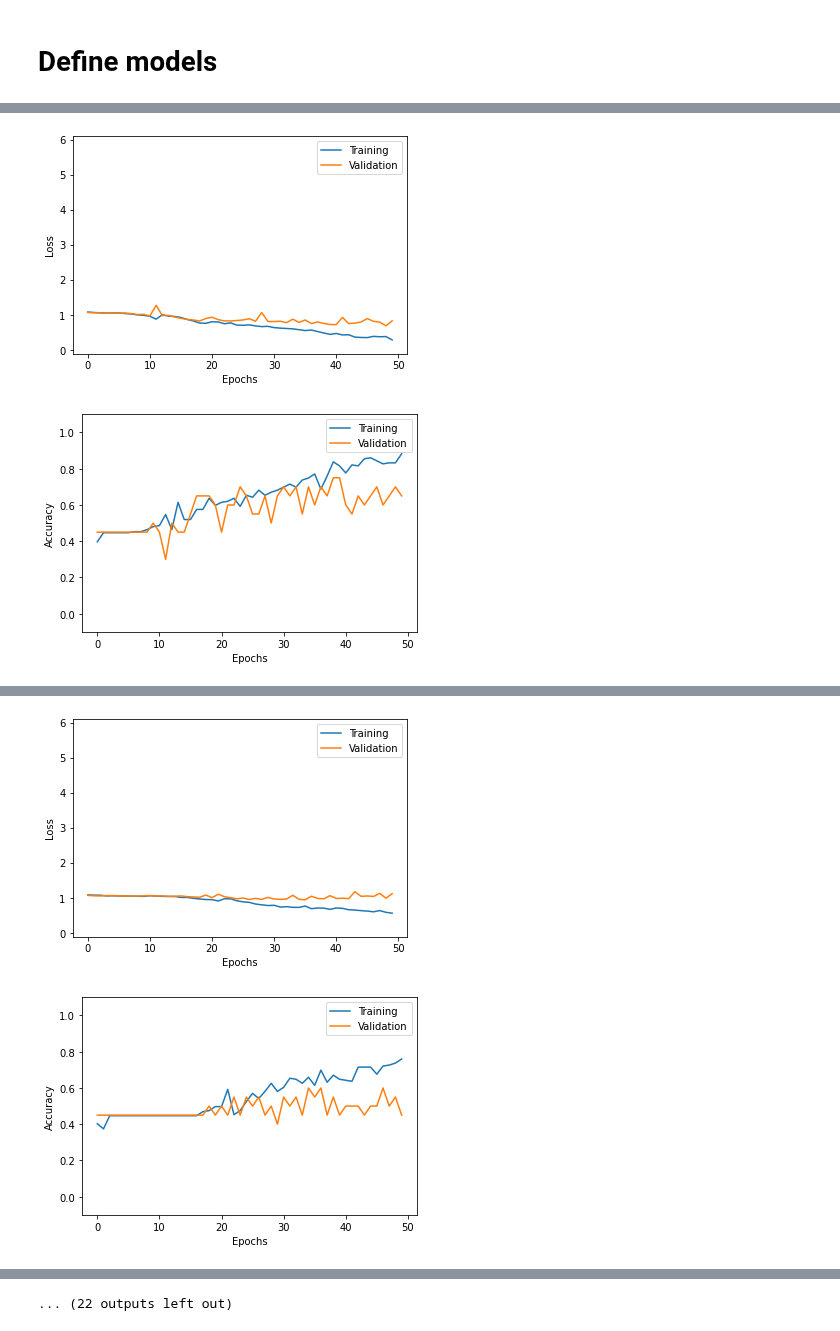
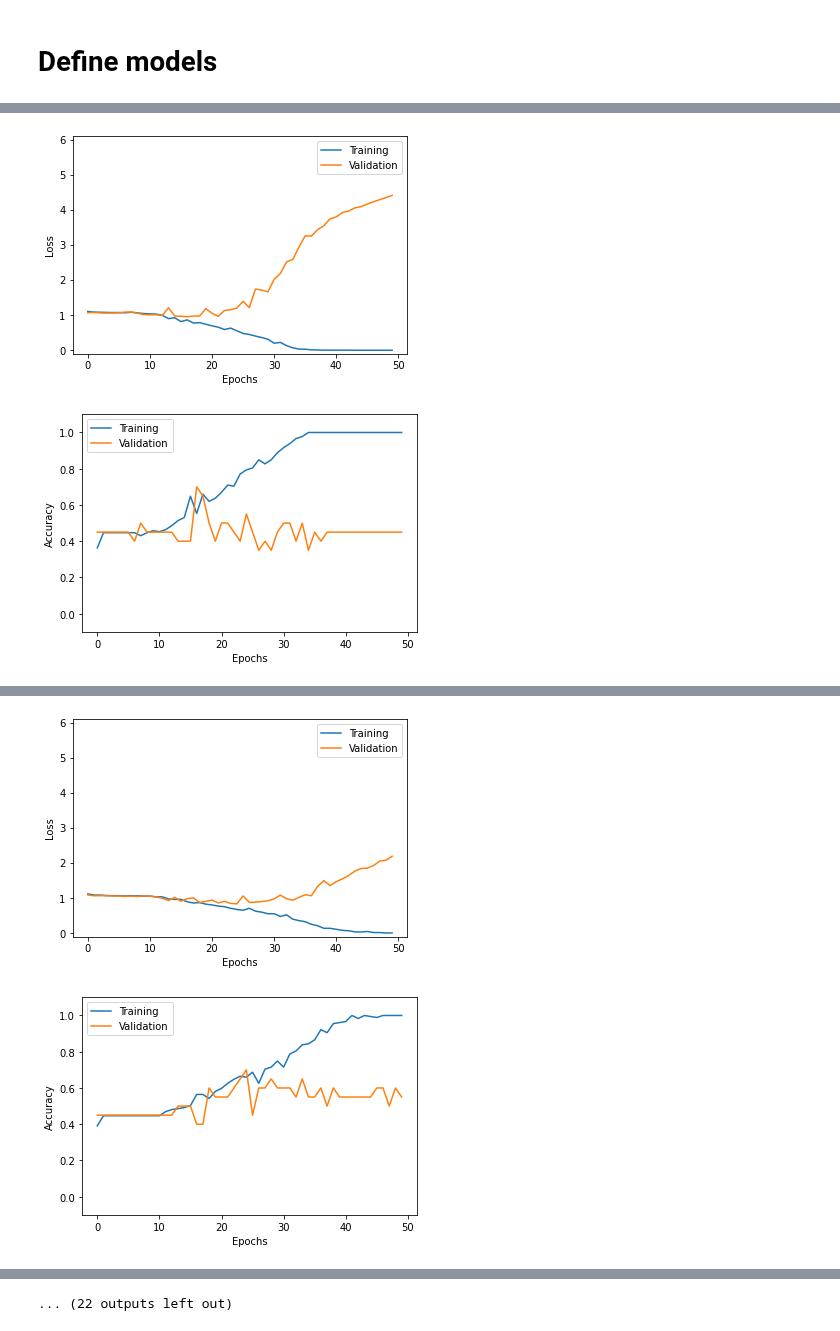
Before and after one commit to Angelvj/Alzheimer-disease-classification, a Jupyter notebook: code/main.ipynb, the cells around one changed output, grey strips where cells are left out. Saved outputs shown, nothing was run; the diff lists cells and outputs as text; code cells hidden in the pictures.

Commit message:
Cross-validated model 2

```diff
--- a/code/main.ipynb
+++ b/code/main.ipynb
@@ -220,7 +220,9 @@ def learning_curve(hist):
     plt.legend(['Training','Validation'])
     plt.show()
 # %%
-def cross_validate(model, x_train, y_train, num_folds, opt, batch_size, epochs, verbose=0, show_history=False, return_results=True, show_mean_history=True):
+def cross_validate(model, x_train, y_train, num_folds, opt, batch_size, epochs,
+                   verbose=0, show_history=False, return_results=True, show_mean_history=True,
+                   label_smoothing=0):
 
     # Creamos un objeto kfold, especificando el número de segmentos que queremos utilizar,
     # además utilizamos shuffle true, para que los num_folds conjuntos disjuntos se seleccionen
@@ -229,8 +231,14 @@ def cross_validate(model, x_train, y_train, num_folds, opt, batch_size, epochs,
 
     skfold = StratifiedKFold(n_splits = num_folds, shuffle=True)
 
+    # loss = tf.keras.losses.CategoricalCrossentropy(
+    # from_logits=False, label_smoothing=label_smoothing,name='categorical_crossentropy')
+
     model.compile(loss = k.losses.categorical_crossentropy, optimizer=opt,
                 metrics = ['accuracy'])
+
+    # model.compile(loss = loss, optimizer=opt,
+    #             metrics = ['accuracy'])
 
     initial_weights = model.get_weights()
 
@@ -477,7 +481,6 @@ def get_model_zero(width=79, height=95, depth=68):
     # With dropout      0.46842105090618136         1.6831728219985962      0.9446927368640899  0.11225743502145633
     # No dropout        0.473157899081707           1.5029887318611146      1.0                 0.0027088650298537687
     # No drop. 64u      0.4060526341199875          1.5169294118881225      0.9446927368640899  0.13563219296629542
-
     inputs = k.Input((width, height, depth, 1))
 
     x = Conv3D(filters=32, kernel_size=3, activation="relu")(inputs)
@@ -499,7 +502,6 @@ def get_model_one(width=79, height=95, depth=68):
     # 10-fold cross validation results:
     # Val_accuracy          Val_loss                Tr_accuracy     Tr_loss
     # 0.5028947353363037    1.8094949841499328      1.0             0.001150345930363983
-
     inputs = k.Input((width, height, depth, 1))
 
     x = Conv3D(filters=32, kernel_size=3, activation="relu")(inputs)
@@ -522,7 +524,17 @@ def get_model_two(width=79, height=95, depth=68):
     # Training time: 4s per epoch
     # 10-fold cross validation results (batch size 4)
     # Val_accuracy          Val_loss                Tr_accuracy         Tr_loss
-    # 0.5678947359323502    2.5361836910247804      0.9994444429874421  0.013869613327551633
+    # 0.5628947407007218    1.9413622736930847      0.9435754239559173  0.14153997380053623 (bs 4)
+    # 0.5531578928232193    0.9691982746124268      0.7851055264472961  0.52016741335392 (bs 32)
+
+    '''
+    HYPERTUNING results:
+    Batch size: 4
+    The hyperparameter search is complete. Optimal no. filters: 16,
+    64, 128. Optimal filter's size:
+    5, 5, 5.
+    Optimal units in fully connected: 256
+    '''
 
     inputs = k.Input((width, height, depth, 1))
 
@@ -534,6 +546,7 @@ def get_model_two(width=79, height=95, depth=68):
 
     x = Conv3D(filters=128, kernel_size=5, activation="relu")(x)
     x = MaxPooling3D(pool_size=2)(x)
+    # x = BatchNormalization(renorm=True, momentum=0.5, renorm_momentum=0.5)(x) # V2
 
     x = Flatten()(x)
     x = Dense(units=256, activation="relu")(x)
@@ -567,8 +580,8 @@ def get_model_two(width=79, height=95, depth=68):
 print('\n --------------- MODELO 2 ------------------\n')
 model = get_model_two()
 model.summary()
-results = cross_validate(model, X_train_n, y_train, 10, k.optimizers.Adam(lr=0.0001), 32, 50,
-               verbose = 1, show_history = True)
+results = cross_validate(model, X_train_n, y_train, 10, k.optimizers.Adam(lr=0.0001), 4, 50,
+               verbose = 1, show_history = True, label_smoothing=0)
 print(results)
 keras.backend.clear_session()
 
@@ -603,2 +616,2 @@ Epoch 50/50
-[figure, old version]
+[figure, new version]
-[figure, old version]
+[figure, new version]
@@ -622,2 +635,2 @@ Epoch 50/50
-[figure, old version]
+[figure, new version]
-[figure, old version]
+[figure, new version]
```
Also changed, not shown: parts of 3 cells of this notebook.
